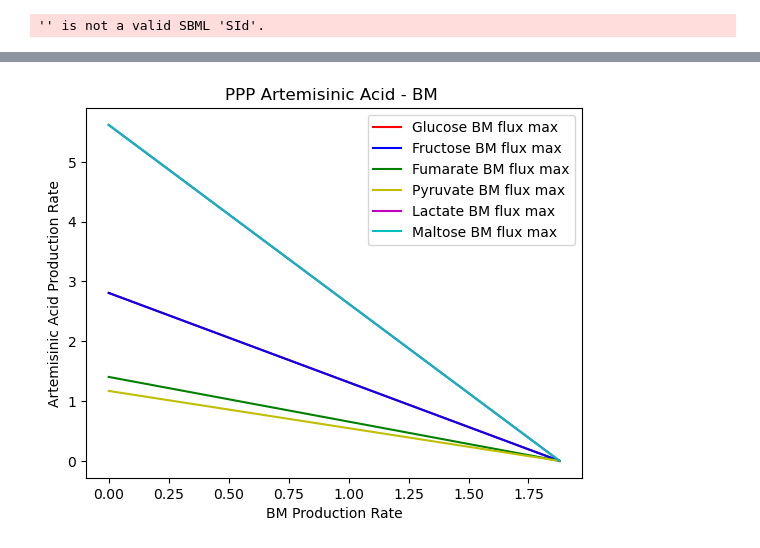
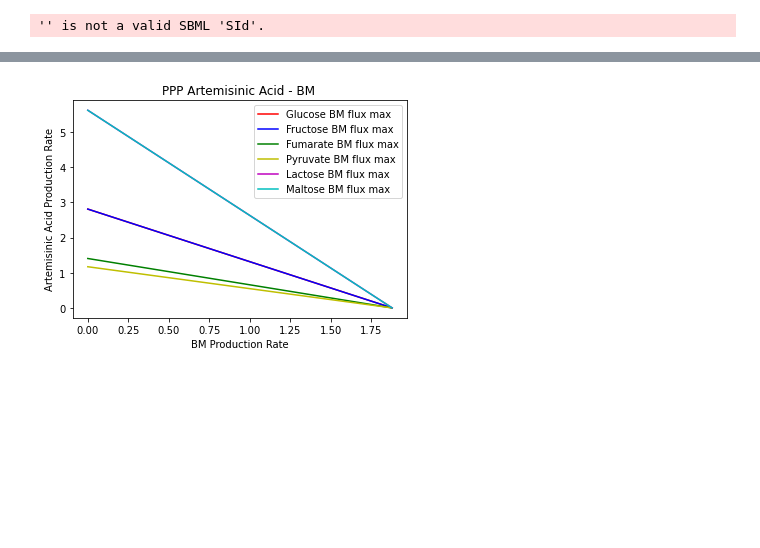
Before and after one commit to 27410/27410-group-assigment-group_6_coool, a Jupyter notebook: code/PPP_MediumOpt.ipynb, the cells around one changed output, grey strips where cells are left out. Cells and saved outputs as stored; diff of their text form; code cells hidden in the pictures; blank space fills up the shorter version.

```diff
--- a/code/PPP_MediumOpt.ipynb
+++ b/code/PPP_MediumOpt.ipynb
@@ -7,9 +7,9 @@ from cobra.flux_analysis.phenotype_phase_plane import production_envelope
 '' is not a valid SBML 'SId'.
 # %%
 list_substrates = ['BOUNDARY_GLCe', 'BOUNDARY_FRUe', 'BOUNDARY_FUMe', 'BOUNDARY_PYRe', 'BOUNDARY_LACTe', 'BOUNDARY_MLTe']
-list_names = ['Glucose', 'Fructose', 'Fumarate', 'Pyruvate', 'Lactate', 'Maltose']
-list_envelopes_BM = ['EV_Glucose', 'EV_Fructose', 'EV_Fumarate', 'EV_Pyruvate', 'EV_Lactate', 'EV_Maltose']
-list_envelopes_ARTEM = ['EV_Glucose', 'EV_Fructose', 'EV_Fumarate', 'EV_Pyruvate', 'EV_Lactate', 'EV_Maltose']
+list_names = ['Glucose', 'Fructose', 'Fumarate', 'Pyruvate', 'Lactose', 'Maltose']
+list_envelopes_BM = ['EV_Glucose', 'EV_Fructose', 'EV_Fumarate', 'EV_Pyruvate', 'EV_Lactose', 'EV_Maltose']
+list_envelopes_ARTEM = ['EV_Glucose', 'EV_Fructose', 'EV_Fumarate', 'EV_Pyruvate', 'EV_Lactose', 'EV_Maltose']
 
 for substrate in list_substrates:
     with model:
@@ -40,14 +40,14 @@ y_glucose = list_envelopes_BM[0].flux_maximum
 y_fructose = list_envelopes_BM[1].flux_maximum
 y_fumarate = list_envelopes_BM[2].flux_maximum
 y_pyruvate = list_envelopes_BM[3].flux_maximum
-y_lactate = list_envelopes_BM[4].flux_maximum
+y_lactose = list_envelopes_BM[4].flux_maximum
 y_maltose = list_envelopes_BM[5].flux_maximum
 
 p1 = plt.plot(X1, y_glucose, color='r', label='Glucose BM flux max')
 p1 = plt.plot(X1, y_fructose, color='b', label='Fructose BM flux max')
 p1 = plt.plot(X1, y_fumarate, color='g', label='Fumarate BM flux max')
 p1 = plt.plot(X1, y_pyruvate, color='y', label='Pyruvate BM flux max')
-p1 = plt.plot(X1, y_lactate, color='m', label='Lactate BM flux max')
+p1 = plt.plot(X1, y_lactose, color='m', label='Lactose BM flux max')
 p1 = plt.plot(X1, y_maltose, color='c', label='Maltose BM flux max')
 p1 = plt.legend(loc="upper right")
 p1 = plt.xlabel("Substrate Uptake Rate")
@@ -63,14 +63,14 @@ y_glucose = list_envelopes_ARTEM[0].flux_maximum
 y_fructose = list_envelopes_ARTEM[1].flux_maximum
 y_fumarate = list_envelopes_ARTEM[2].flux_maximum
 y_pyruvate = list_envelopes_ARTEM[3].flux_maximum
-y_lactate = list_envelopes_ARTEM[4].flux_maximum
+y_lactosee = list_envelopes_ARTEM[4].flux_maximum
 y_maltose = list_envelopes_ARTEM[5].flux_maximum
 
 p2 = plt.plot(X2, y_glucose, color='r', label='Glucose Product flux max')
 p2 = plt.plot(X2, y_fructose, color='b', label='Fructose Product flux max')
 p2 = plt.plot(X2, y_fumarate, color='g', label='Fumarate Product flux max')
 p2 = plt.plot(X2, y_pyruvate, color='y', label='Pyruvate Product flux max')
-p2 = plt.plot(X2, y_lactate, color='m', label='Lactate Product flux max')
+p2 = plt.plot(X2, y_lactose, color='m', label='Lactose Product flux max')
 p2 = plt.plot(X2, y_maltose, color='c', label='Maltose Product flux max')
 p2 = plt.legend(loc="upper right")
 p2 = plt.xlabel("Substrate Uptake Rate")
@@ -107,7 +107,7 @@ array_secretion = []
 BM_reaction = Reaction('DRAIN_Biomass')
 
 list_substrates = ['BOUNDARY_GLCe', 'BOUNDARY_FRUe', 'BOUNDARY_FUMe', 'BOUNDARY_PYRe', 'BOUNDARY_LACTe', 'BOUNDARY_MLTe']
-list_arrays_BM = ['BM_Glucose', 'BM_Fructose', 'BM_Fumarate', 'BM_Pyruvate', 'BM_Lactate', 'BM_Maltose']
+list_arrays_BM = ['BM_Glucose', 'BM_Fructose', 'BM_Fumarate', 'BM_Pyruvate', 'BM_Lactose', 'BM_Maltose']
 
 for substrate in list_substrates:
     with model:
@@ -123,33 +123,33 @@ for substrate in list_substrates:
         BM_reaction = Reaction('DRAIN_Biomass')
 
         for i in array_biomass:
             with model:
                 model.reactions.DRAIN_Biomass.bounds = i, 1000
                 model.objective = model.reactions.ARTA_ex
                 solution = model.optimize()
                 array_secretion.append(solution.fluxes.ARTA_ex)
 
         list_arrays_BM[list_substrates.index(substrate)] = array_secretion
 
 X = array_biomass
 y_glucose = list_arrays_BM[0]
 y_fructose = list_arrays_BM[1]
 y_fumarate = list_arrays_BM[2]
 y_pyruvate = list_arrays_BM[3]
-y_lactate = list_arrays_BM[4]
+y_lactose = list_arrays_BM[4]
 y_maltose = list_arrays_BM[5]
 
 p1 = plt.plot(X, y_glucose, color='r', label='Glucose BM flux max')
 p1 = plt.plot(X, y_fructose, color='b', label='Fructose BM flux max')
 p1 = plt.plot(X, y_fumarate, color='g', label='Fumarate BM flux max')
 p1 = plt.plot(X, y_pyruvate, color='y', label='Pyruvate BM flux max')
-p1 = plt.plot(X, y_lactate, color='m', label='Lactate BM flux max')
+p1 = plt.plot(X, y_lactose, color='m', label='Lactose BM flux max')
 p1 = plt.plot(X, y_maltose, color='c', label='Maltose BM flux max')
 p1 = plt.legend(loc="upper right")
 p1 = plt.xlabel("BM Production Rate")
 p1 = plt.ylabel("Artemisinic Acid Production Rate")
 p1 = plt.title("PPP Artemisinic Acid - BM ")
 
 plt.show()
 # %% [output]
-[figure, old version]
+[figure, new version]
```
Also changed, not shown: parts of 1 cell of this notebook, 2 other files.
